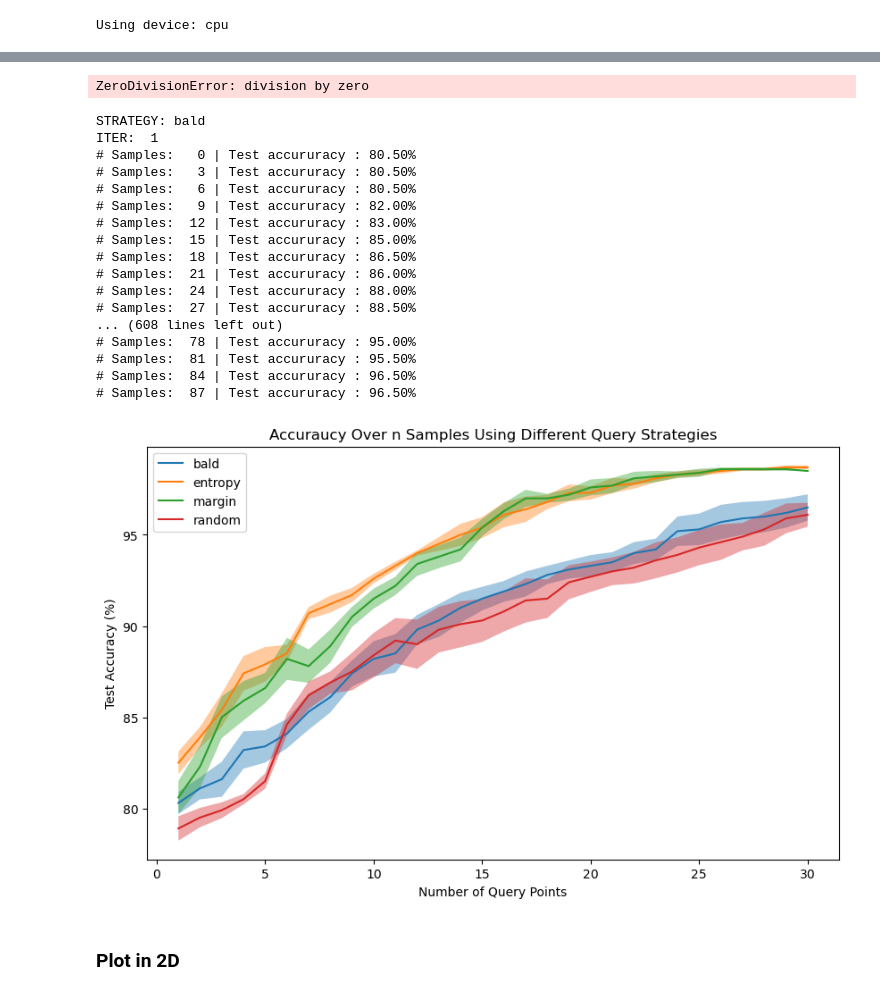
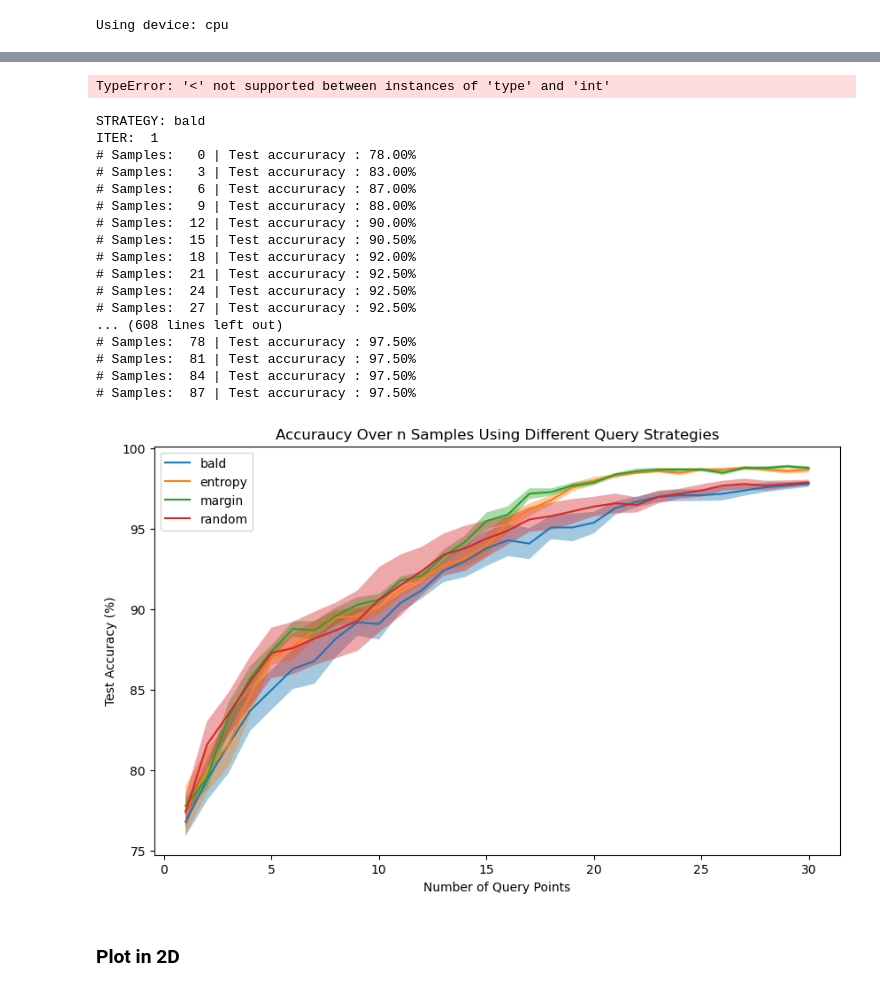
Before and after one commit to MadsBirch/bayesian-active-learning, a Jupyter notebook: notebooks/1.0 - TwoMoonsEDA.ipynb, the cells around one changed output, grey strips where cells are left out. Drawn from its saved outputs; the diff is of its cells as text; code cells hidden in the pictures.

```diff
--- a/notebooks/1.0 - TwoMoonsEDA.ipynb
+++ b/notebooks/1.0 - TwoMoonsEDA.ipynb
@@ -51,10 +54,10 @@ Using device: cpu
 import torch.optim as optim
 
 moons = make_moons(n_samples=1000, noise = 0.2)
-trainloader, testloader = get_dataloaders(moons, 800, 0.2)
+trainloader, testloader = get_dataloaders(moons, batch_size = 256, val_split = 0.2, return_idx = True)
 
 lr = 1e-4
-model = MLP()
+model = MLP(drop_out=0.2)
 optimizer = optim.Adam(model.parameters(), lr = lr)
 
 train(model, trainloader, optimizer, device, num_epochs=100, plot = True)
@@ -120,17 +123,18 @@ for query in range(num_queries):
 plt.plot(TEST_ACC)
 plt.show()
 # %% [output]
-ZeroDivisionError: division by zero
+TypeError: '<' not supported between instances of 'type' and 'int'
 # %%
 # generate data
 moons_data = make_moons(n_samples = 1000, noise = 0.2, random_state=9)
 
 # dataloader and dataset class
-_, testloader = get_dataloaders(moons_data = moons_data, val_split = 0.2, batch_size=1)
+_, testloader = get_dataloaders(moons_data = moons_data, val_split = 0.2, batch_size=256)
 train_set = TwoMoons(moons_data = moons_data)
 
 # model, optimizer nad hyper parameters'
-model = MLP()
+drop_out = 0.5
+model = MLP(drop_out=drop_out)
 
 num_epochs = 100
 batch_size = 256
@@ -166,7 +170,7 @@ for s in strat_list:
 
         # reset dataset, model and optimizer
         train_set.reset_mask()
-        model = MLP()
+        model = MLP(drop_out=drop_out)
         optimizer = optim.Adam(model.parameters(), lr = lr)
 
         # train on initial pool
@@ -191,49 +195,49 @@ for s in strat_list:
             test_acc = test(model, testloader, device, display = False)
             TEST_ACC[i,query] = test_acc
 
             print(f'# Samples: {query*query_size:3d} | Test accururacy : {test_acc:.2f}%')
 
     query_dict[s]['acc_se'] = TEST_ACC.std(0)/np.sqrt(n_iter)
     query_dict[s]['acc_mean']  = TEST_ACC.mean(0)
 
 if save_dict:
     with open("QUERY_DICT_50", "wb") as fp:
         pickle.dump(query_dict, fp)
 
 if plot:
     x = np.linspace(1,num_queries,num_queries)
     plt.figure(figsize=(10,6))
 
     for s in strat_list:
         mean = query_dict[s]['acc_mean']
         std = query_dict[s]['acc_se']
         plt.plot(x, mean, label = s)
         plt.legend()
         plt.title('Accuraucy Over n Samples Using Different Query Strategies')
         plt.xlabel('Number of Query Points')
         plt.ylabel('Test Accuracy (%)')
         plt.fill_between(x, mean+std, mean-std, alpha = 0.4)
-    plt.savefig('reports/figures/TwoMoons_results_3.png')
+    plt.savefig('reports/figures/TwoMoons_results_4.png')
     plt.show()
 # %% [output]
 STRATEGY: bald
 ITER:  1
-# Samples:   0 | Test accururacy : 80.50%
-# Samples:   3 | Test accururacy : 80.50%
-# Samples:   6 | Test accururacy : 80.50%
-# Samples:   9 | Test accururacy : 82.00%
-# Samples:  12 | Test accururacy : 83.00%
-# Samples:  15 | Test accururacy : 85.00%
-# Samples:  18 | Test accururacy : 86.50%
-# Samples:  21 | Test accururacy : 86.00%
-# Samples:  24 | Test accururacy : 88.00%
-# Samples:  27 | Test accururacy : 88.50%
+# Samples:   0 | Test accururacy : 78.00%
+# Samples:   3 | Test accururacy : 83.00%
+# Samples:   6 | Test accururacy : 87.00%
+# Samples:   9 | Test accururacy : 88.00%
+# Samples:  12 | Test accururacy : 90.00%
+# Samples:  15 | Test accururacy : 90.50%
+# Samples:  18 | Test accururacy : 92.00%
+# Samples:  21 | Test accururacy : 92.50%
+# Samples:  24 | Test accururacy : 92.50%
+# Samples:  27 | Test accururacy : 92.50%
 ... (608 lines left out)
-# Samples:  78 | Test accururacy : 95.00%
-# Samples:  81 | Test accururacy : 95.50%
-# Samples:  84 | Test accururacy : 96.50%
-# Samples:  87 | Test accururacy : 96.50%
+# Samples:  78 | Test accururacy : 97.50%
+# Samples:  81 | Test accururacy : 97.50%
+# Samples:  84 | Test accururacy : 97.50%
+# Samples:  87 | Test accururacy : 97.50%
-[figure, old version]
+[figure, new version]
 # %% [markdown]
 ### Plot in 2D
 # %%
```
Also changed, not shown: parts of 11 cells of this notebook, 6 other files.
